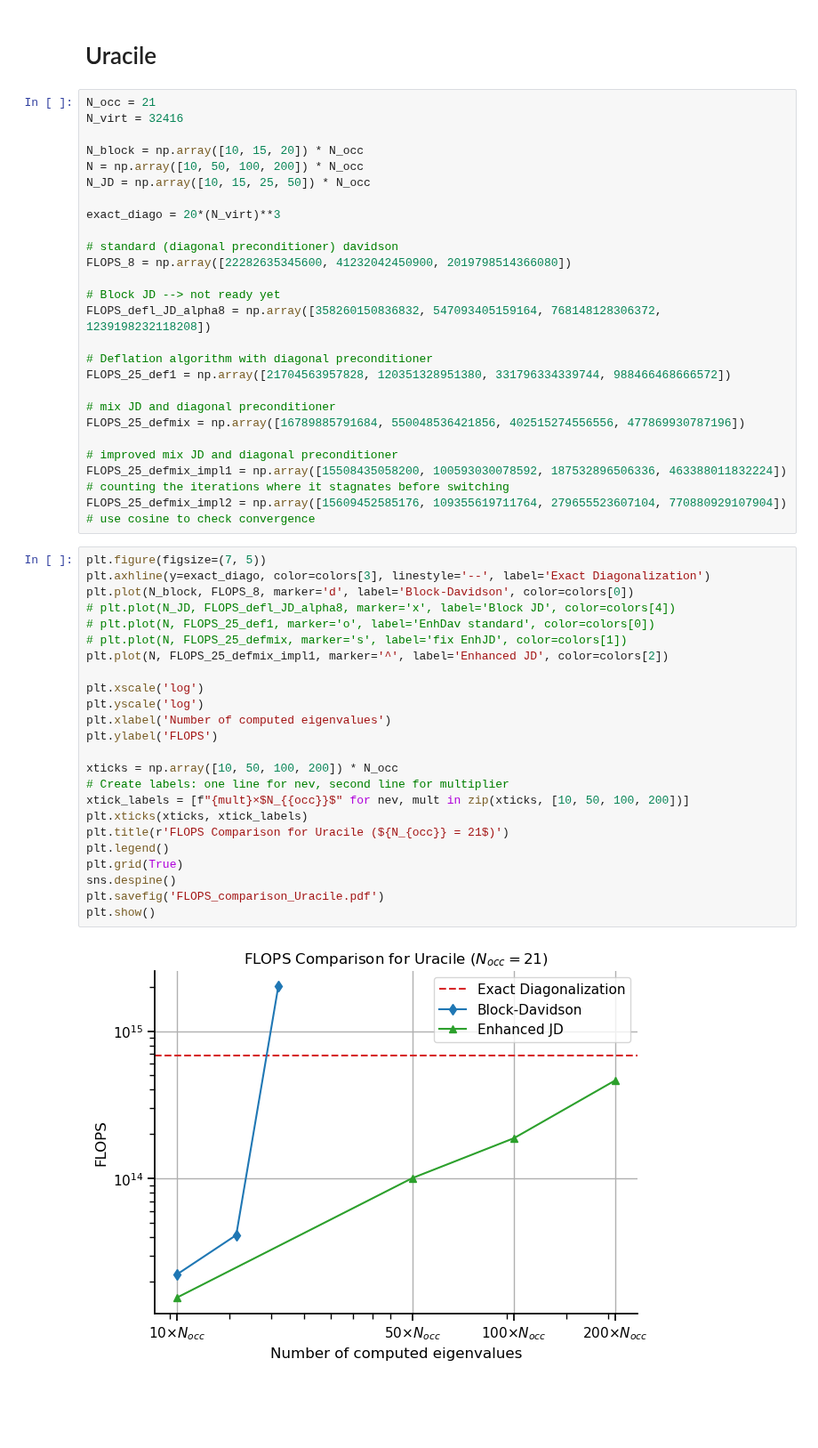
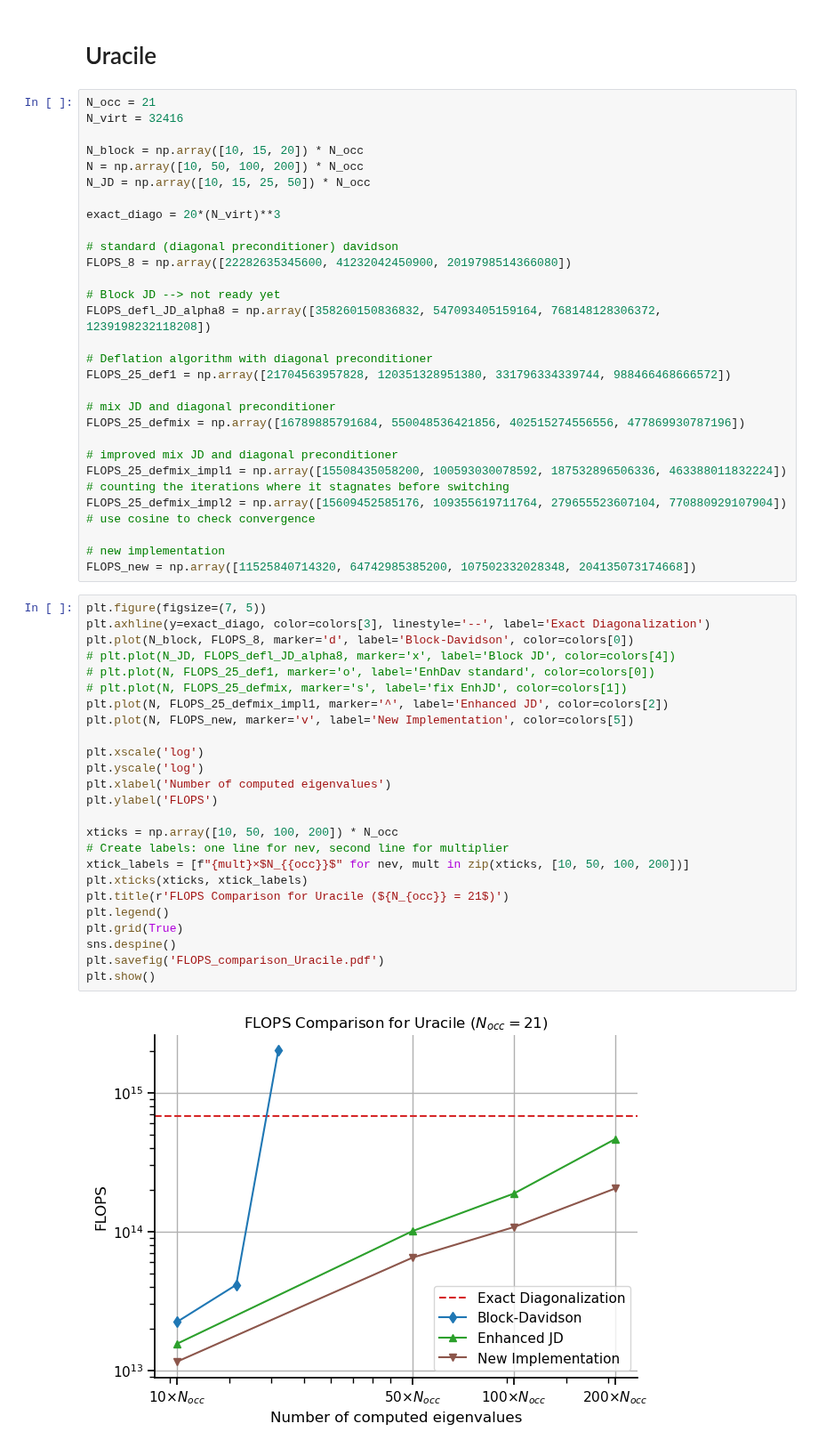
Before and after one commit to framere/Final_codes_MA, a Jupyter notebook: Results_plots/results_final.ipynb, the cells around one changed output. Shown at 89% size. Saved outputs shown, nothing was run; the diff lists cells and outputs as text; blank space fills up the shorter version.

```diff
--- a/Results_plots/results_final.ipynb
+++ b/Results_plots/results_final.ipynb
@@ -141,29 +149,33 @@ FLOPS_25_defmix = np.array([16789885791684, 550048536421856, 402515274556556, 47
 # improved mix JD and diagonal preconditioner
 FLOPS_25_defmix_impl1 = np.array([15508435058200, 100593030078592, 187532896506336, 463388011832224]) # counting the iterations where it stagnates before switching
 FLOPS_25_defmix_impl2 = np.array([15609452585176, 109355619711764, 279655523607104, 770880929107904]) # use cosine to check convergence
+
+# new implementation
+FLOPS_new = np.array([11525840714320, 64742985385200, 107502332028348, 204135073174668])
 # %%
 plt.figure(figsize=(7, 5))
 plt.axhline(y=exact_diago, color=colors[3], linestyle='--', label='Exact Diagonalization')
 plt.plot(N_block, FLOPS_8, marker='d', label='Block-Davidson', color=colors[0])
 # plt.plot(N_JD, FLOPS_defl_JD_alpha8, marker='x', label='Block JD', color=colors[4])
 # plt.plot(N, FLOPS_25_def1, marker='o', label='EnhDav standard', color=colors[0])
 # plt.plot(N, FLOPS_25_defmix, marker='s', label='fix EnhJD', color=colors[1])
 plt.plot(N, FLOPS_25_defmix_impl1, marker='^', label='Enhanced JD', color=colors[2])
+plt.plot(N, FLOPS_new, marker='v', label='New Implementation', color=colors[5])
 
 plt.xscale('log')
 plt.yscale('log')
 plt.xlabel('Number of computed eigenvalues')
 plt.ylabel('FLOPS')
 
 xticks = np.array([10, 50, 100, 200]) * N_occ
 # Create labels: one line for nev, second line for multiplier
 xtick_labels = [f"{mult}×$N_{{occ}}$" for nev, mult in zip(xticks, [10, 50, 100, 200])]
 plt.xticks(xticks, xtick_labels)
 plt.title(r'FLOPS Comparison for Uracile (${N_{occ}} = 21$)')
 plt.legend()
 plt.grid(True)
 sns.despine()
 plt.savefig('FLOPS_comparison_Uracile.pdf')
 plt.show()
 # %% [output]
-[figure, old version]
+[figure, new version]
```
Also changed, not shown: parts of 4 cells of this notebook, 3 other files.
